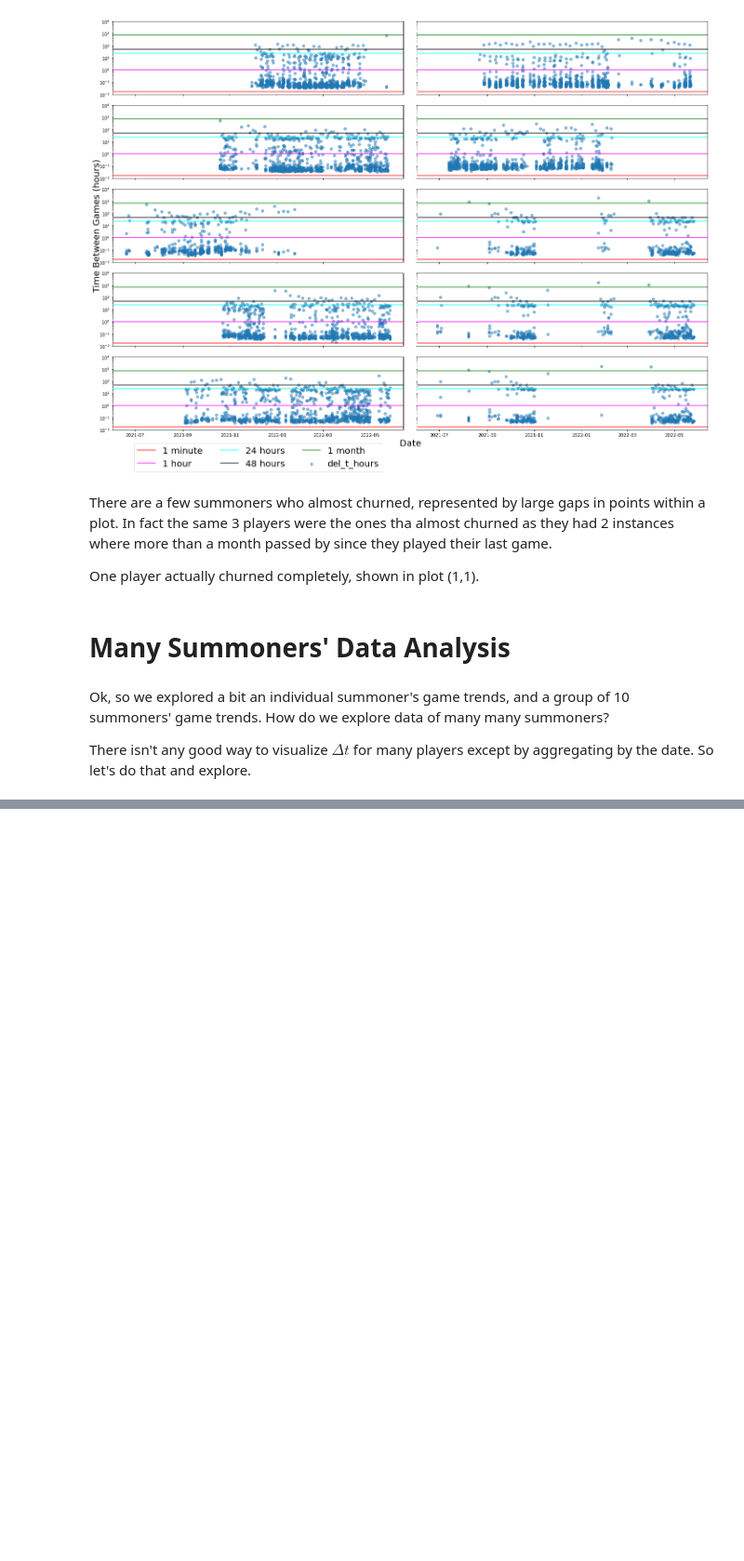
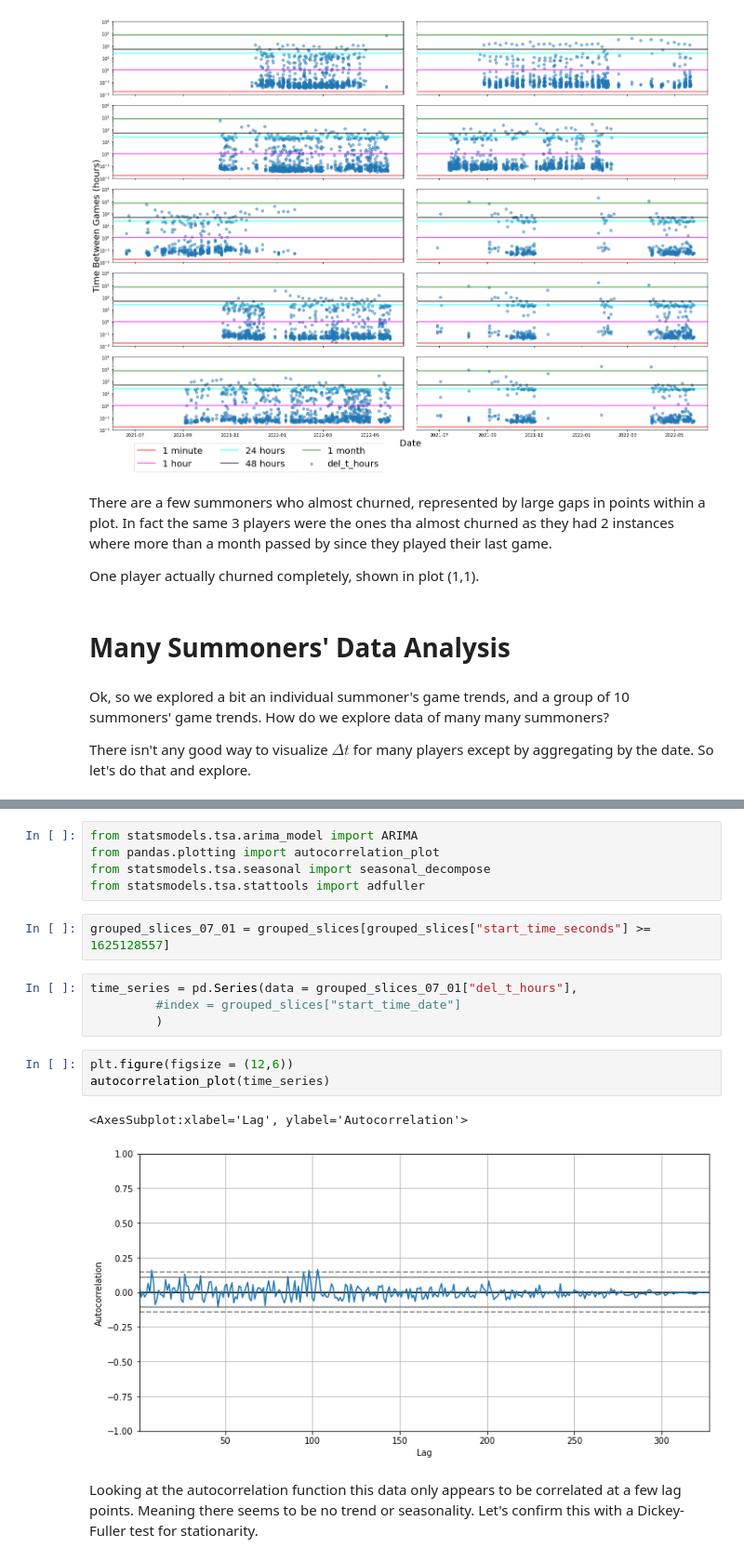
Before and after one commit to GitErickL/Summoner_Churn_Rate, a Jupyter notebook: Lol_Player_Churn_Rate_Analysis.ipynb, the cells around one changed output, grey strips where cells are left out. Shown at 93% size. Cells and saved outputs as stored; diff of their text form; blank space fills up the shorter version.

```diff
--- a/Lol_Player_Churn_Rate_Analysis.ipynb
+++ b/Lol_Player_Churn_Rate_Analysis.ipynb
@@ -217,0 +382,19 @@ There isn't any good way to visualize $\Delta t$ for many players except by aggr
+# %%
+from statsmodels.tsa.arima_model import ARIMA
+from pandas.plotting import autocorrelation_plot
+from statsmodels.tsa.seasonal import seasonal_decompose
+from statsmodels.tsa.stattools import adfuller
+# %%
+grouped_slices_07_01 = grouped_slices[grouped_slices["start_time_seconds"] >= 1625128557]
+# %%
+time_series = pd.Series(data = grouped_slices_07_01["del_t_hours"],
+         #index = grouped_slices["start_time_date"]
+         )
+# %%
+plt.figure(figsize = (12,6))
+autocorrelation_plot(time_series)
+# %% [output]
+<AxesSubplot:xlabel='Lag', ylabel='Autocorrelation'>
+[figure, added]
+# %% [markdown]
+Looking at the autocorrelation function this data only appears to be correlated at a few lag points. Meaning there seems to be no trend or seasonality. Let's confirm this with a Dickey-Fuller test for stationarity.
```
Also changed, not shown: parts of 21 cells of this notebook, 1 other file.
